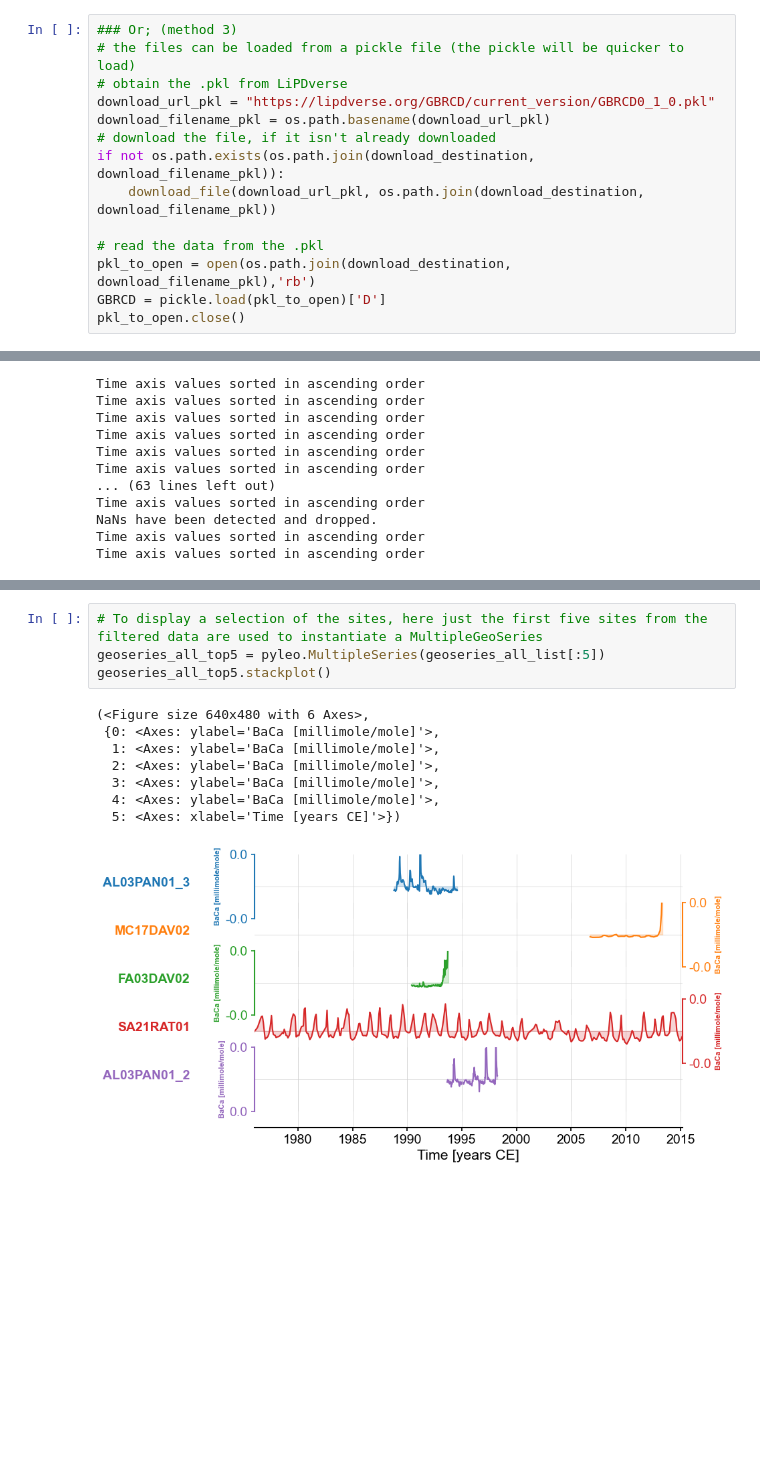
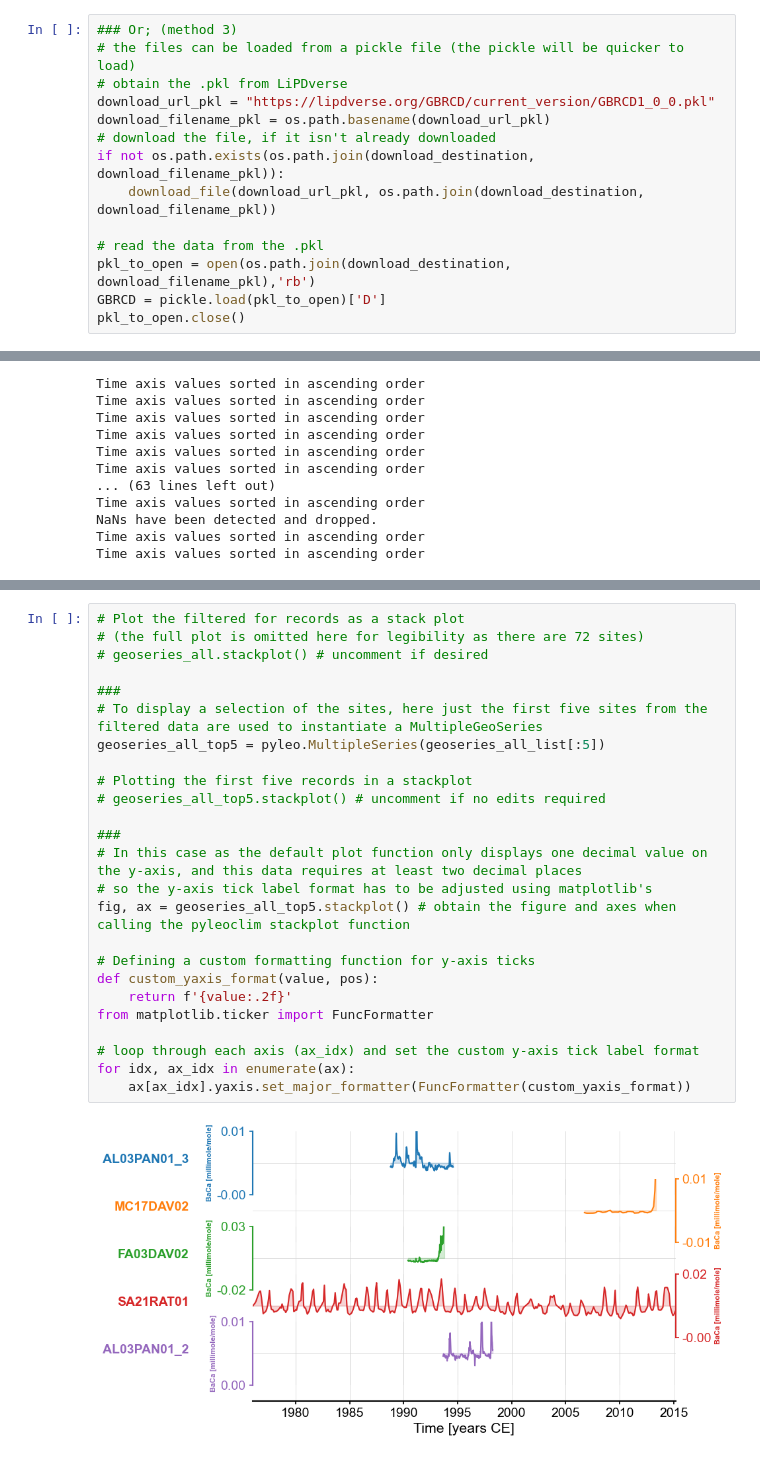
Before and after one commit to arzeyak/GBR-Coral-Skeletal-Records-Database, a Jupyter notebook: Code Examples/Python_GBRCD_LiPD_example_code.ipynb, the cells around one changed output, grey strips where cells are left out. Saved outputs shown, nothing was run; the diff lists cells and outputs as text; blank space fills up the shorter version.

Commit message:
Edit stackplot yaxis decimal format

```diff
--- a/Code Examples/Python_GBRCD_LiPD_example_code.ipynb
+++ b/Code Examples/Python_GBRCD_LiPD_example_code.ipynb
@@ -93,7 +91,7 @@ GBRCD.load(download_url)
 ### Or; (method 3)
 # the files can be loaded from a pickle file (the pickle will be quicker to load)
 # obtain the .pkl from LiPDverse
-download_url_pkl = "https://lipdverse.org/GBRCD/current_version/GBRCD0_1_0.pkl"
+download_url_pkl = "https://lipdverse.org/GBRCD/current_version/GBRCD1_0_0.pkl"
 download_filename_pkl = os.path.basename(download_url_pkl)
 # download the file, if it isn't already downloaded
 if not os.path.exists(os.path.join(download_destination, download_filename_pkl)):
@@ -535,13 +509,27 @@ geoseries_all.stackplot()
 # %%
+# Plot the filtered for records as a stack plot
+# (the full plot is omitted here for legibility as there are 72 sites)
+# geoseries_all.stackplot() # uncomment if desired
+
+###
 # To display a selection of the sites, here just the first five sites from the filtered data are used to instantiate a MultipleGeoSeries
 geoseries_all_top5 = pyleo.MultipleSeries(geoseries_all_list[:5])
-geoseries_all_top5.stackplot()
+
+# Plotting the first five records in a stackplot
+# geoseries_all_top5.stackplot() # uncomment if no edits required
+
+###
+# In this case as the default plot function only displays one decimal value on the y-axis, and this data requires at least two decimal places
+# so the y-axis tick label format has to be adjusted using matplotlib's
+fig, ax = geoseries_all_top5.stackplot() # obtain the figure and axes when calling the pyleoclim stackplot function
+
+# Defining a custom formatting function for y-axis ticks
+def custom_yaxis_format(value, pos):
+    return f'{value:.2f}'
+from matplotlib.ticker import FuncFormatter
+
+# loop through each axis (ax_idx) and set the custom y-axis tick label format
+for idx, ax_idx in enumerate(ax):
+    ax[ax_idx].yaxis.set_major_formatter(FuncFormatter(custom_yaxis_format))
 # %% [output]
-(<Figure size 640x480 with 6 Axes>,
- {0: <Axes: ylabel='BaCa [millimole/mole]'>,
-  1: <Axes: ylabel='BaCa [millimole/mole]'>,
-  2: <Axes: ylabel='BaCa [millimole/mole]'>,
-  3: <Axes: ylabel='BaCa [millimole/mole]'>,
-  4: <Axes: ylabel='BaCa [millimole/mole]'>,
-  5: <Axes: xlabel='Time [years CE]'>})
-[figure, old version]
+[figure, new version]
```
Also changed, not shown: parts of 5 cells of this notebook.
